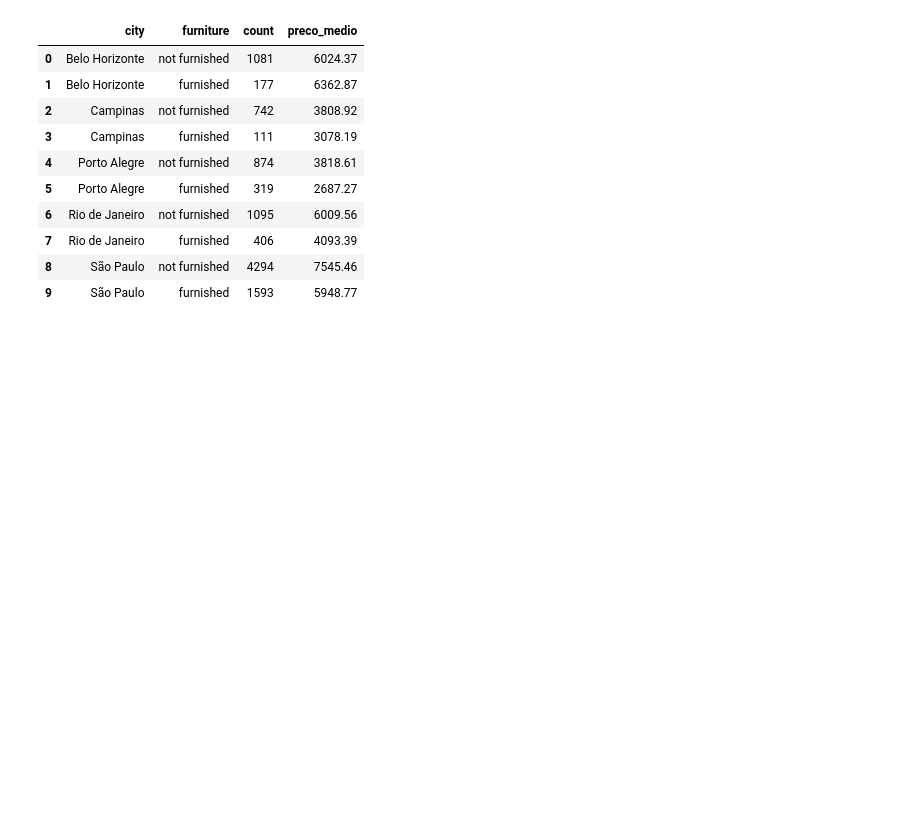
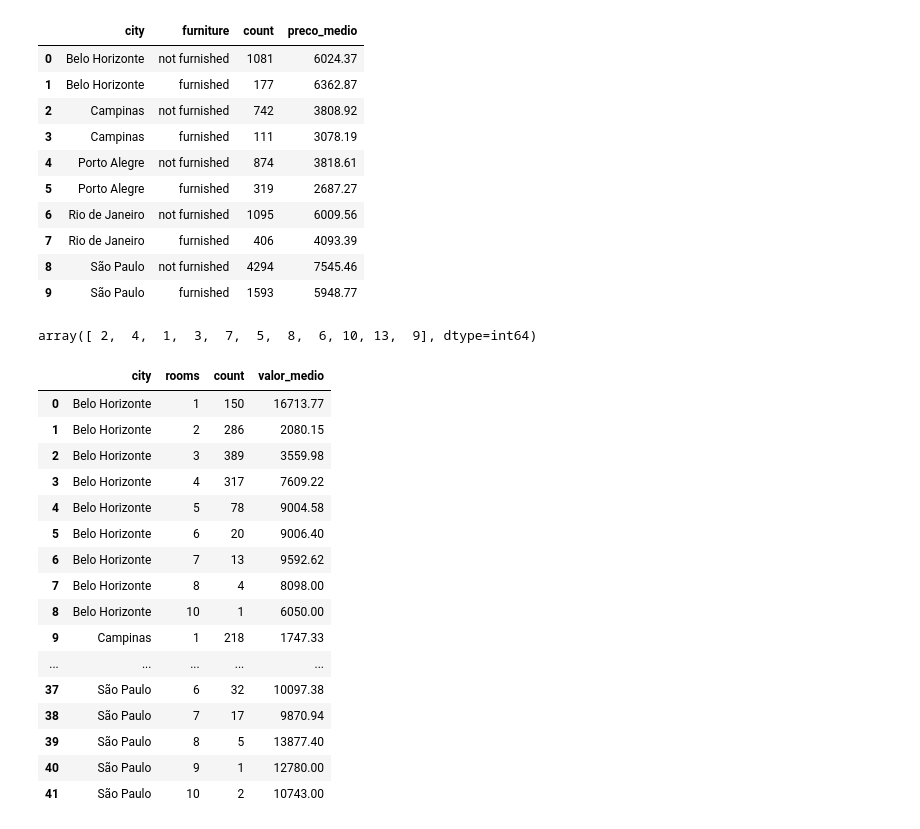
Before and after one commit to gfcarvalhos/dashboardRentHouses, a Jupyter notebook: analise_exploratoria.ipynb, the cells around one changed output. Cells and saved outputs as stored; diff of their text form; code cells hidden in the pictures; blank space fills up the shorter version.

```diff
--- a/analise_exploratoria.ipynb
+++ b/analise_exploratoria.ipynb
@@ -239,3 +239,29 @@ mobilia
 | 7 | Rio de Janeiro | furnished | 406 | 4093.39 |
 | 8 | São Paulo | not furnished | 4294 | 7545.46 |
 | 9 | São Paulo | furnished | 1593 | 5948.77 |
+# %%
+dados['rooms'].unique()
+# %% [output]
+array([ 2,  4,  1,  3,  7,  5,  8,  6, 10, 13,  9], dtype=int64)
+# %%
+dados_quartos = dados.groupby(['city', 'rooms'])['rooms'].value_counts().reset_index()
+dados_quartos['valor_medio'] = dados.groupby(['city', 'rooms'])['total (R$)'].mean().reset_index(drop=True).round(2)
+dados_quartos
+# %% [output]
+|  | city | rooms | count | valor_medio |
+| 0 | Belo Horizonte | 1 | 150 | 16713.77 |
+| 1 | Belo Horizonte | 2 | 286 | 2080.15 |
+| 2 | Belo Horizonte | 3 | 389 | 3559.98 |
+| 3 | Belo Horizonte | 4 | 317 | 7609.22 |
+| 4 | Belo Horizonte | 5 | 78 | 9004.58 |
+| 5 | Belo Horizonte | 6 | 20 | 9006.40 |
+| 6 | Belo Horizonte | 7 | 13 | 9592.62 |
+| 7 | Belo Horizonte | 8 | 4 | 8098.00 |
+| 8 | Belo Horizonte | 10 | 1 | 6050.00 |
+| 9 | Campinas | 1 | 218 | 1747.33 |
+| ... | ... | ... | ... | ... |
+| 37 | São Paulo | 6 | 32 | 10097.38 |
+| 38 | São Paulo | 7 | 17 | 9870.94 |
+| 39 | São Paulo | 8 | 5 | 13877.40 |
+| 40 | São Paulo | 9 | 1 | 12780.00 |
+| 41 | São Paulo | 10 | 2 | 10743.00 |
```
Also changed, not shown: 2 other files.
